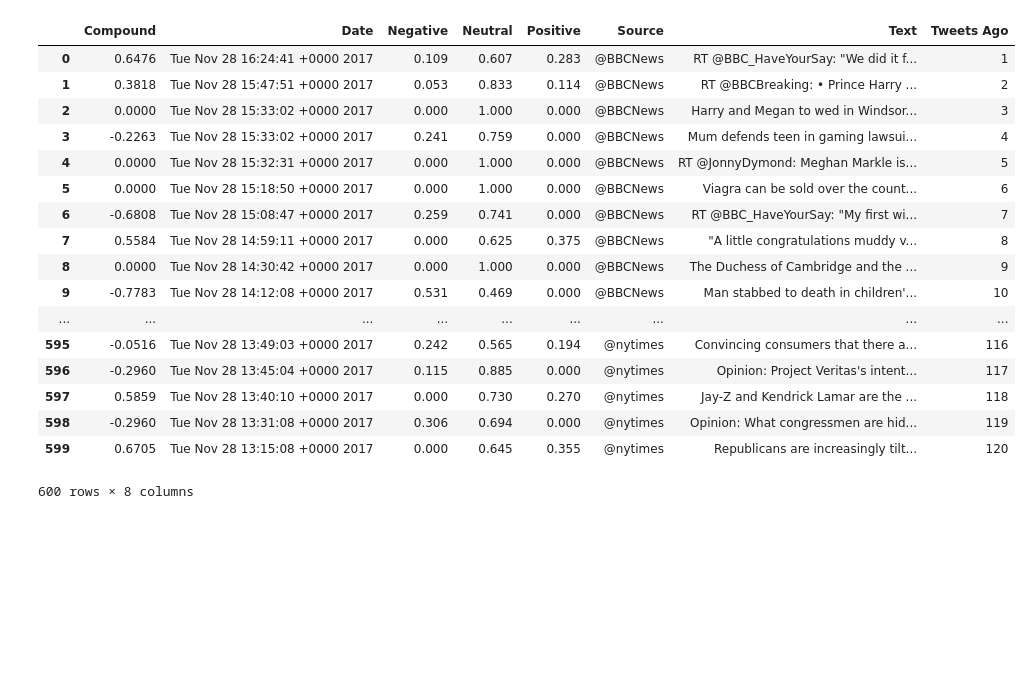
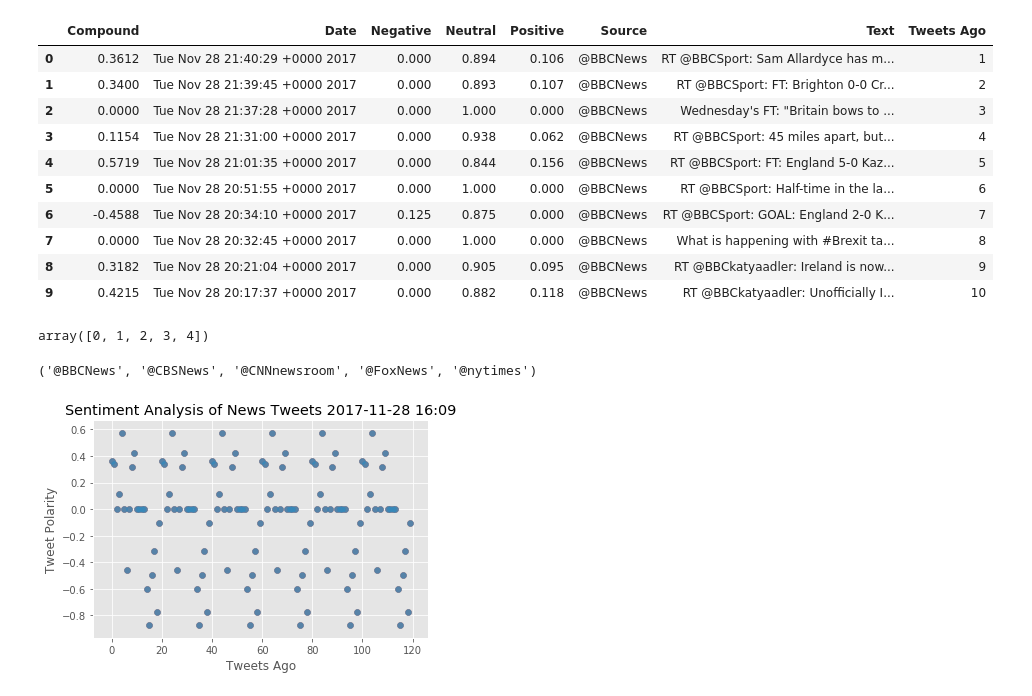
Before and after one commit to davidwjones/SocialAnalytics, a Jupyter notebook: social_analytics_homework.ipynb, the cells around one changed output. Drawn from its saved outputs; the diff is of its cells as text; code cells hidden in the pictures; blank space fills up the shorter version.

Commit message:
plot graph nonlooping version

```diff
--- a/social_analytics_homework.ipynb
+++ b/social_analytics_homework.ipynb
@@ -87,23 +87,17 @@ Tweet 120: Republicans are increasingly tilting their tax bill to benefit wealth
 # %%
 # Convert sentiments to DataFrame
 sentiments_pd = pd.DataFrame.from_dict(sentiments)
-sentiments_pd
+sentiments_pd.to_csv("NewsTweets.csv", encoding= 'utf-8', index = False)
+sentiments_pd.head(10)
 # %% [output]
 |  | Compound | Date | Negative | Neutral | Positive | Source | Text | Tweets Ago |
-| 0 | 0.6476 | Tue Nov 28 16:24:41 +0000 2017 | 0.109 | 0.607 | 0.283 | @BBCNews | RT @BBC_HaveYourSay: "We did it f... | 1 |
-| 1 | 0.3818 | Tue Nov 28 15:47:51 +0000 2017 | 0.053 | 0.833 | 0.114 | @BBCNews | RT @BBCBreaking: ‌• Prince Harry ... | 2 |
-| 2 | 0.0000 | Tue Nov 28 15:33:02 +0000 2017 | 0.000 | 1.000 | 0.000 | @BBCNews | Harry and Megan to wed in Windsor... | 3 |
-| 3 | -0.2263 | Tue Nov 28 15:33:02 +0000 2017 | 0.241 | 0.759 | 0.000 | @BBCNews | Mum defends teen in gaming lawsui... | 4 |
-| 4 | 0.0000 | Tue Nov 28 15:32:31 +0000 2017 | 0.000 | 1.000 | 0.000 | @BBCNews | RT @JonnyDymond: Meghan Markle is... | 5 |
-| 5 | 0.0000 | Tue Nov 28 15:18:50 +0000 2017 | 0.000 | 1.000 | 0.000 | @BBCNews | Viagra can be sold over the count... | 6 |
-| 6 | -0.6808 | Tue Nov 28 15:08:47 +0000 2017 | 0.259 | 0.741 | 0.000 | @BBCNews | RT @BBC_HaveYourSay: "My first wi... | 7 |
-| 7 | 0.5584 | Tue Nov 28 14:59:11 +0000 2017 | 0.000 | 0.625 | 0.375 | @BBCNews | "A little congratulations muddy v... | 8 |
-| 8 | 0.0000 | Tue Nov 28 14:30:42 +0000 2017 | 0.000 | 1.000 | 0.000 | @BBCNews | The Duchess of Cambridge and the ... | 9 |
-| 9 | -0.7783 | Tue Nov 28 14:12:08 +0000 2017 | 0.531 | 0.469 | 0.000 | @BBCNews | Man stabbed to death in children'... | 10 |
-| ... | ... | ... | ... | ... | ... | ... | ... | ... |
-| 595 | -0.0516 | Tue Nov 28 13:49:03 +0000 2017 | 0.242 | 0.565 | 0.194 | @nytimes | Convincing consumers that there a... | 116 |
-| 596 | -0.2960 | Tue Nov 28 13:45:04 +0000 2017 | 0.115 | 0.885 | 0.000 | @nytimes | Opinion: Project Veritas's intent... | 117 |
-| 597 | 0.5859 | Tue Nov 28 13:40:10 +0000 2017 | 0.000 | 0.730 | 0.270 | @nytimes | Jay-Z and Kendrick Lamar are the ... | 118 |
-| 598 | -0.2960 | Tue Nov 28 13:31:08 +0000 2017 | 0.306 | 0.694 | 0.000 | @nytimes | Opinion: What congressmen are hid... | 119 |
-| 599 | 0.6705 | Tue Nov 28 13:15:08 +0000 2017 | 0.000 | 0.645 | 0.355 | @nytimes | Republicans are increasingly tilt... | 120 |
+| 0 | 0.3612 | Tue Nov 28 21:40:29 +0000 2017 | 0.000 | 0.894 | 0.106 | @BBCNews | RT @BBCSport: Sam Allardyce has m... | 1 |
+| 1 | 0.3400 | Tue Nov 28 21:39:45 +0000 2017 | 0.000 | 0.893 | 0.107 | @BBCNews | RT @BBCSport: FT: Brighton 0-0 Cr... | 2 |
+| 2 | 0.0000 | Tue Nov 28 21:37:28 +0000 2017 | 0.000 | 1.000 | 0.000 | @BBCNews | Wednesday's FT: "Britain bows to ... | 3 |
+| 3 | 0.1154 | Tue Nov 28 21:31:00 +0000 2017 | 0.000 | 0.938 | 0.062 | @BBCNews | RT @BBCSport: 45 miles apart, but... | 4 |
+| 4 | 0.5719 | Tue Nov 28 21:01:35 +0000 2017 | 0.000 | 0.844 | 0.156 | @BBCNews | RT @BBCSport: FT: England 5-0 Kaz... | 5 |
+| 5 | 0.0000 | Tue Nov 28 20:51:55 +0000 2017 | 0.000 | 1.000 | 0.000 | @BBCNews | RT @BBCSport: Half-time in the la... | 6 |
+| 6 | -0.4588 | Tue Nov 28 20:34:10 +0000 2017 | 0.125 | 0.875 | 0.000 | @BBCNews | RT @BBCSport: GOAL: England 2-0 K... | 7 |
+| 7 | 0.0000 | Tue Nov 28 20:32:45 +0000 2017 | 0.000 | 1.000 | 0.000 | @BBCNews | What is happening with #Brexit ta... | 8 |
+| 8 | 0.3182 | Tue Nov 28 20:21:04 +0000 2017 | 0.000 | 0.905 | 0.095 | @BBCNews | RT @BBCkatyaadler: Ireland is now... | 9 |
+| 9 | 0.4215 | Tue Nov 28 20:17:37 +0000 2017 | 0.000 | 0.882 | 0.118 | @BBCNews | RT @BBCkatyaadler: Unofficially I... | 10 |
-600 rows × 8 columns
@@ -116,2 +104,27 @@ gs=sentiments_pd.loc[sentiments_pd["Bank"]=="@GoldmanSachs", : ]
+# %%
+looper = np.arange(0,len(target_user))
+looper
+# %% [output]
+array([0, 1, 2, 3, 4])
+# %%
+target_user
+# %% [output]
+('@BBCNews', '@CBSNews', '@CNNnewsroom', '@FoxNews', '@nytimes')
+# %%
+only_BBC=sentiments_pd.loc[sentiments_pd["Source"]=="@BBCNews", : ]
+only_BBC=only_BBC.sort_values("Tweets Ago")
+#only_BBC
+#only_BBC["Compound"]
+plt.scatter(np.arange(len(only_BBC["Compound"])),
+         only_BBC["Compound"], marker="o", linewidth=0.5,
+         alpha=0.8)
+now = datetime.now()
+now = now.strftime("%Y-%m-%d %H:%M")
+plt.title("Sentiment Analysis of News Tweets " + now)
+plt.ylabel("Tweet Polarity")
+plt.xlabel("Tweets Ago")
+plt.show()
+# %% [output]
+[figure, added]
 # %%
 # Create plot
```
Also changed, not shown: parts of 3 cells of this notebook.
